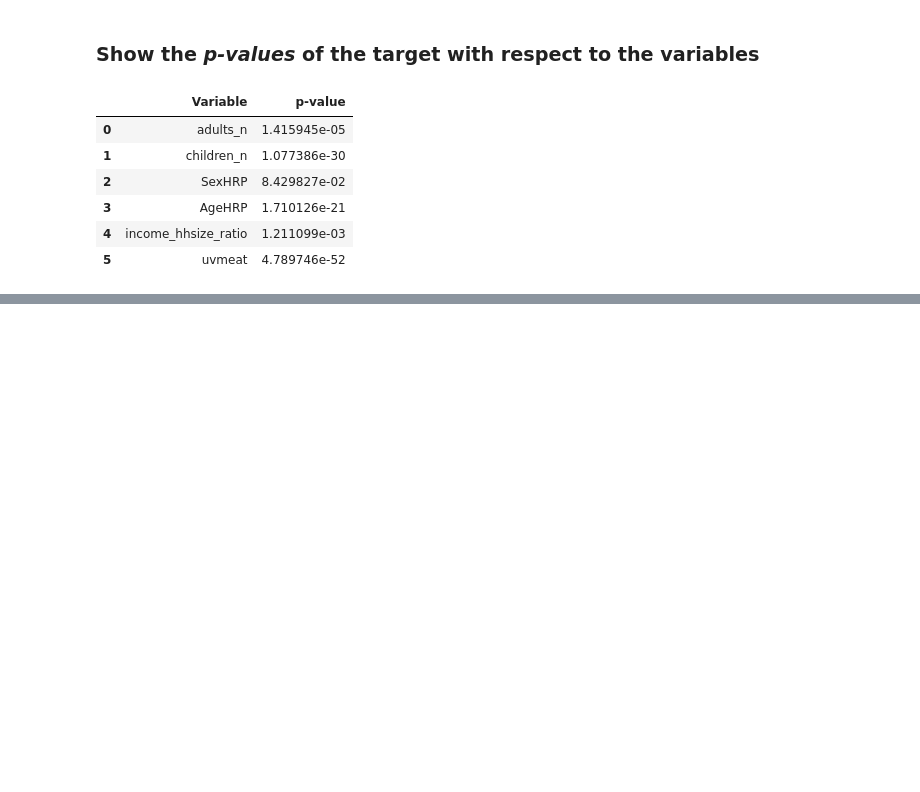
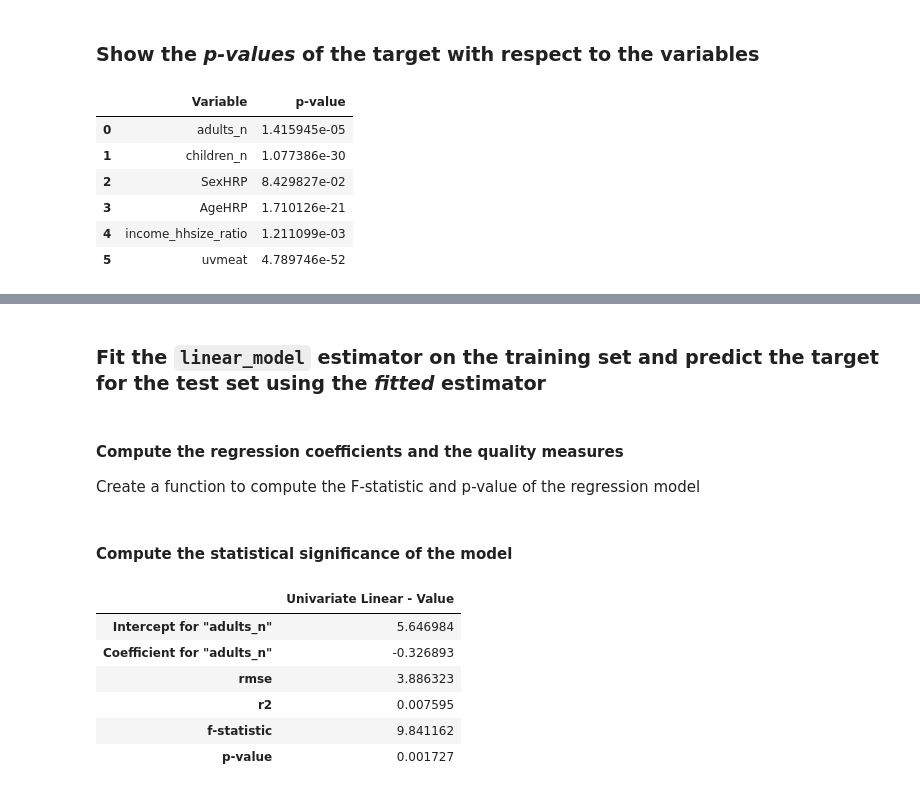
Before and after one commit to Rezashatery/Linear-Regression-, a Jupyter notebook: linear-regression.ipynb, the cells around one changed output, grey strips where cells are left out. Cells and saved outputs as stored; diff of their text form; code cells hidden in the pictures; blank space fills up the shorter version.

Commit message:
Compute the statistical significance of the model

```diff
--- a/linear-regression.ipynb
+++ b/linear-regression.ipynb
@@ -158,0 +162,4 @@ p_values_show
+# %%
+from sklearn.model_selection import train_test_split
+X_train, X_test, y_train, y_test = train_test_split(X,y,random_state=random_state, train_size=0.7)
+print('Training set and test set have {} and {} elements respectively'.format(X_train.shape[0],X_test.shape[0]))
@@ -158,0 +168,5 @@ p_values_show
+# %%
+from IPython.display import display, Markdown
+pred_var = 'adults_n'
+Markdown('# First experiment: Univariate regression<br/> <strong>{}</strong> as a linear function of <strong>{}</strong> <br/>'\
+        .format(target,pred_var))
@@ -158,0 +177,16 @@ p_values_show
+# %%
+X_train_r = X_train[pred_var].values.reshape(-1,1) # transform a series into a one-column array
+X_test_r = X_test[pred_var].values.reshape(-1,1)
+# %% [markdown]
+### Fit the `linear_model` estimator on the training set and predict the target for the test set using the *fitted* estimator
+# %%
+# Create linear regression object
+linear_uni = linear_model.LinearRegression()
+# Train the model using the training set
+linear_uni.fit(X_train_r, y_train)
+# Make predictions using the test set
+y_train_pred_uni = linear_uni.predict(X_train_r)
+y_test_pred_uni = linear_uni.predict(X_test_r)
+# %% [markdown]
+#### Compute the regression coefficients and the quality measures
+Create a function to compute the F-statistic and p-value of the regression model
@@ -158,0 +215,36 @@ p_values_show
+# %% [markdown]
+#### Compute the statistical significance of the model
+# %%
+#perform F-test
+f_statistic_uni, p_value_uni = f_test(y_train, y_train_pred_uni
+                                    , X_train_r.shape[1], X_train_r.shape[0])
+
+# The coefficient
+coeff_uni = linear_uni.coef_[0] # the coefficient is returned as a one-element list
+intercept_uni = linear_uni.intercept_
+# The root mean squared error
+rmse_uni = mean_squared_error(y_test, y_test_pred_uni, squared=False)
+# Coefficient of determination = 1 is perfect prediction
+r2_uni = r2_score(y_test, y_test_pred_uni)
+
+# The results are assembled in a dataframe for a compact view
+pd.DataFrame({'Univariate Linear - Value' : [intercept_uni
+                        , coeff_uni
+                        , rmse_uni
+                        , r2_uni
+                        , f_statistic_uni
+                        , p_value_uni]}
+            , index = ['Intercept for "{}"'.format(pred_var)
+                     , 'Coefficient for "{}"'.format(pred_var)
+                     , 'rmse'
+                     , 'r2'
+                     , 'f-statistic'
+                     , 'p-value'])
+# %% [output]
+|  | Univariate Linear - Value |
+| Intercept for "adults_n" | 5.646984 |
+| Coefficient for "adults_n" | -0.326893 |
+| rmse | 3.886323 |
+| r2 | 0.007595 |
+| f-statistic | 9.841162 |
+| p-value | 0.001727 |
```
Also changed, not shown: parts of 5 cells of this notebook.
